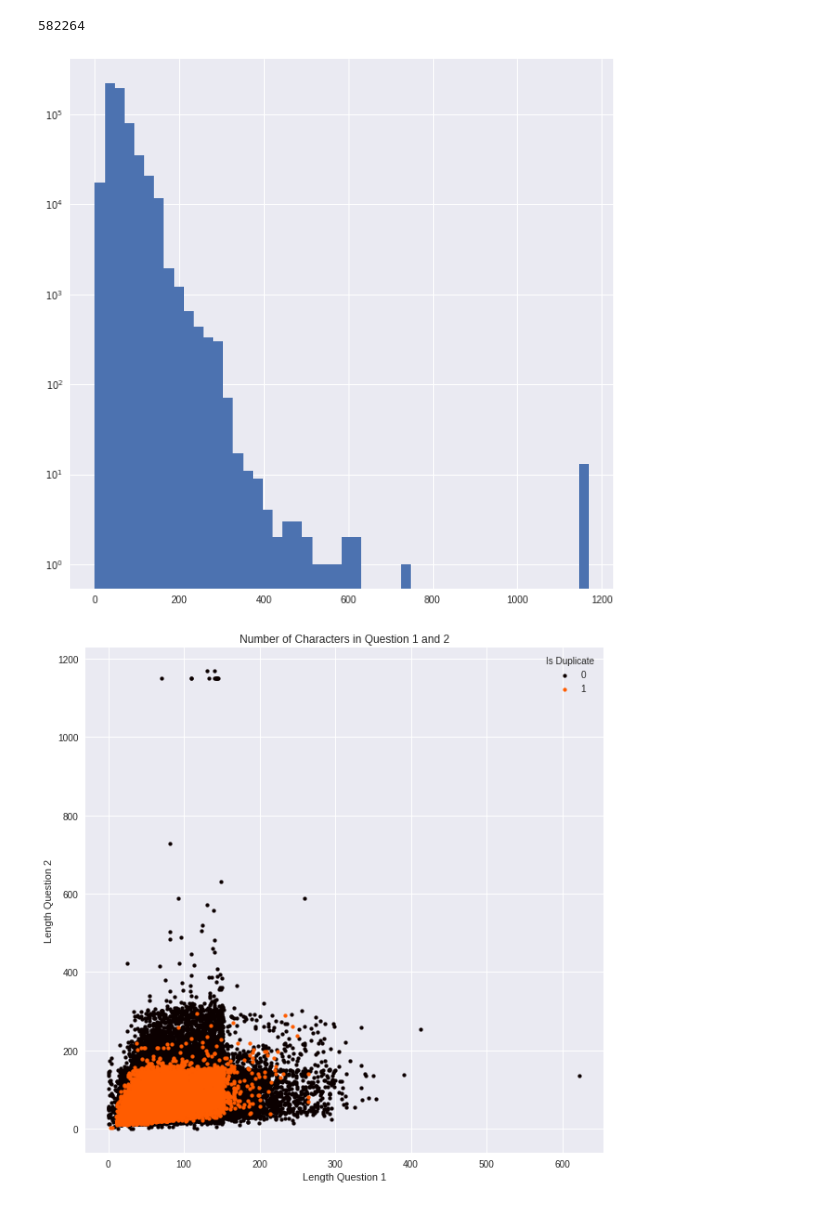
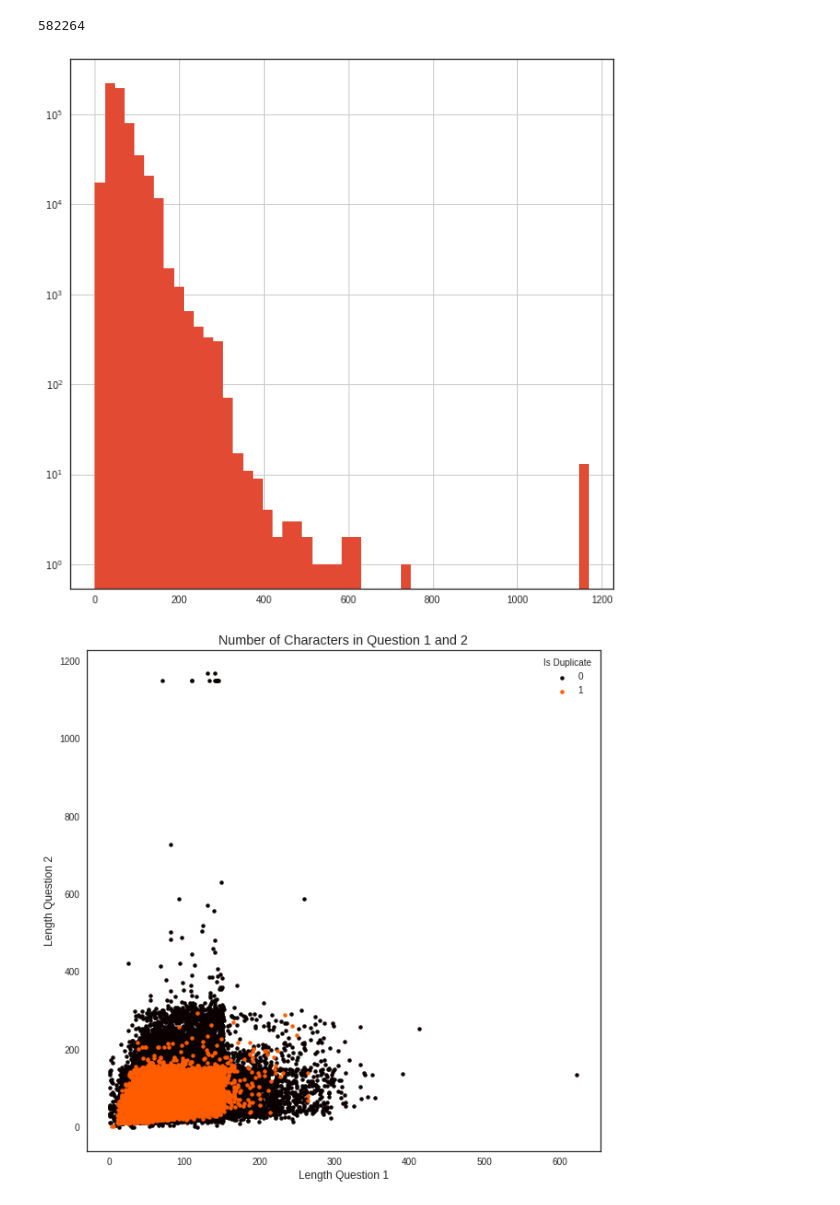
Before and after one commit to schorlem/capstone_project, a Jupyter notebook: notebooks/exploration-05-als.ipynb, the cells around one changed output. Drawn from its saved outputs; the diff is of its cells as text; code cells hidden in the pictures.

Commit message:
Worked on exploration plots and data exploration

```diff
--- a/notebooks/exploration-05-als.ipynb
+++ b/notebooks/exploration-05-als.ipynb
@@ -6,6 +6,7 @@ import matplotlib.pyplot as plt
 import seaborn as sns
 
 %matplotlib inline
+plt.style.use('seaborn-white')
 # %%
 def load_pickle(filename):
     with open (filename, "rb") as handle:
@@ -22,16 +23,17 @@ train_data["diff_length"] = train_data["q1_length"] - train_data["q2_length"]
 # %%
 all_lengths = np.concatenate((train_data["q1_length"].values, train_data["q2_length"].values))
 
 print len(all_lengths)
-plt.figure(figsize=(10, 10))
+plt.figure(figsize=(10, 10), facecolor='white', edgecolor="black")
 plt.hist(all_lengths, bins=50)
 plt.yscale('log')
+plt.grid(True)
 plt.show()
 #plt.title('Label distribution over word_match_share', fontsize=15)
 #plt.xlabel('word_match_share', fontsize=15)
 # %% [output]
 582264
-[figure, old version]
+[figure, new version]
 # %%
 # Credit: https://stackoverflow.com/questions/28033046/matplotlib-scatter-color-by-categorical-factors/28033497
 
@@ -68,4 +70,4 @@ plt.legend(loc='upper right', title="Is Duplicate")
 plt.savefig("../output/figures/len_q12_scatter.png")
 plt.show()
 # %% [output]
-[figure, old version]
+[figure, new version]
```
Also changed, not shown: 2 other files.
